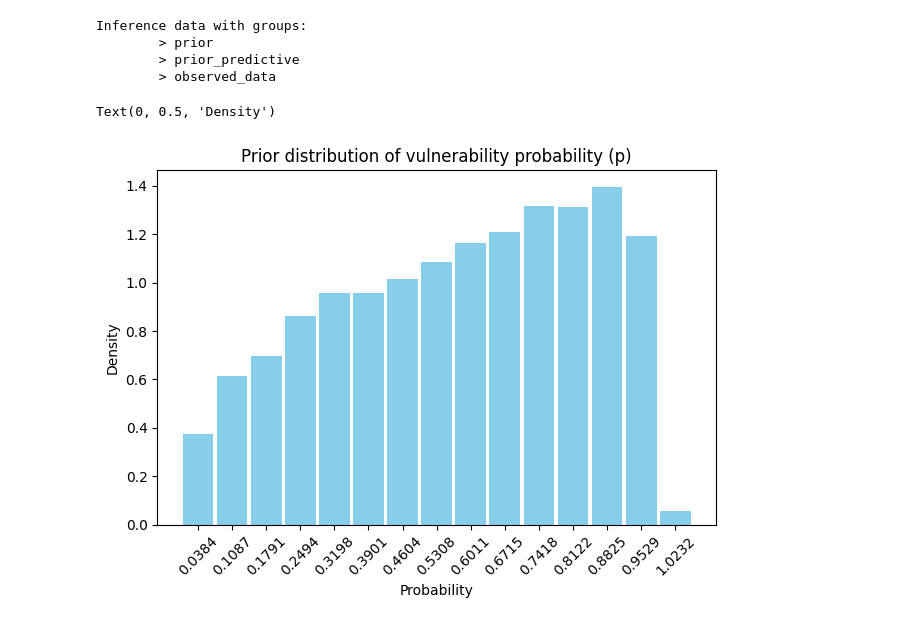
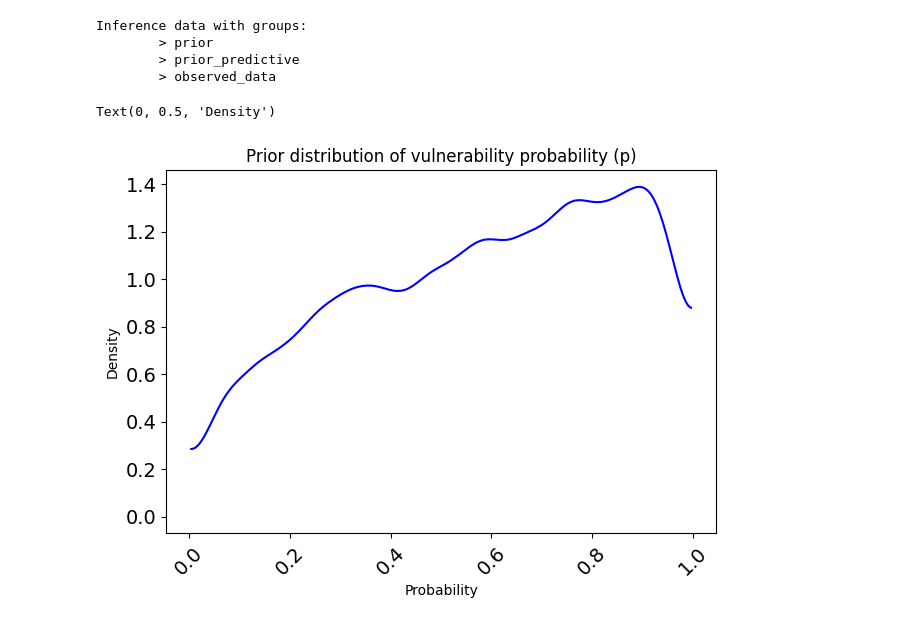
Before and after one commit to Noerklit/ProbProExam-2026, a Jupyter notebook: main-question.ipynb, the cells around one changed output. Drawn from its saved outputs; the diff is of its cells as text; code cells hidden in the pictures.

```diff
--- a/main-question.ipynb
+++ b/main-question.ipynb
@@ -300,9 +304,10 @@ prior_obs = prior_check.prior_predictive['obs']
 # %%
-az.plot_dist(prior_p, kind='hist', color='skyblue')
+# Plot the distribution of the vulnerability probability in a PDF graph
+az.plot_dist(prior_p, kind='kde', color='blue')
 plt.title("Prior distribution of vulnerability probability (p)")
 plt.xticks(rotation=45)
 plt.xlabel("Probability")
 plt.ylabel("Density")
 # %% [output]
 Text(0, 0.5, 'Density')
-[figure, old version]
+[figure, new version]
```
Also changed, not shown: parts of 21 cells of this notebook.
